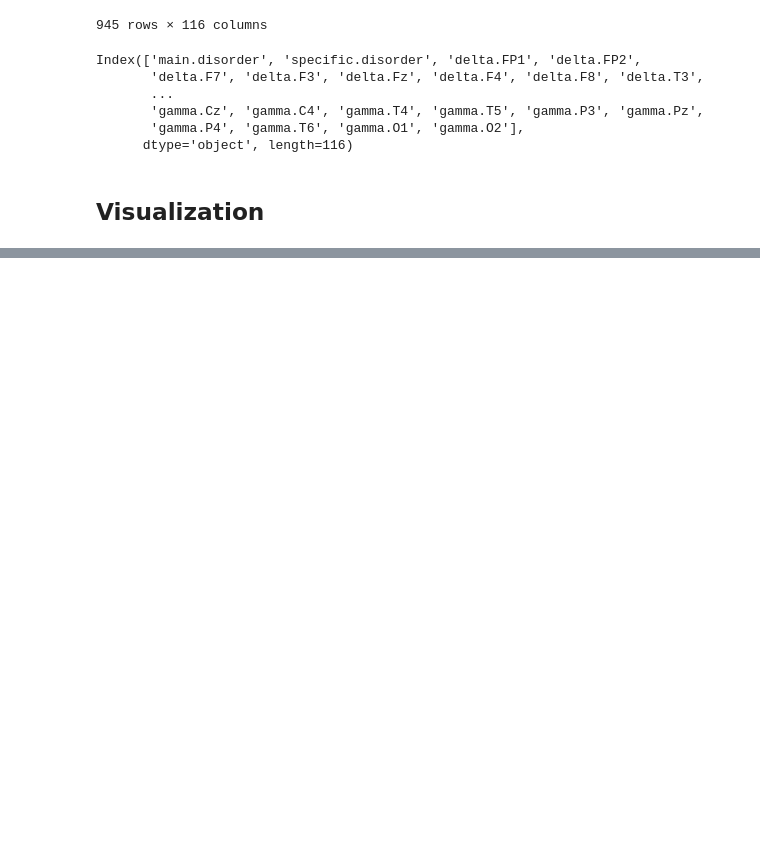
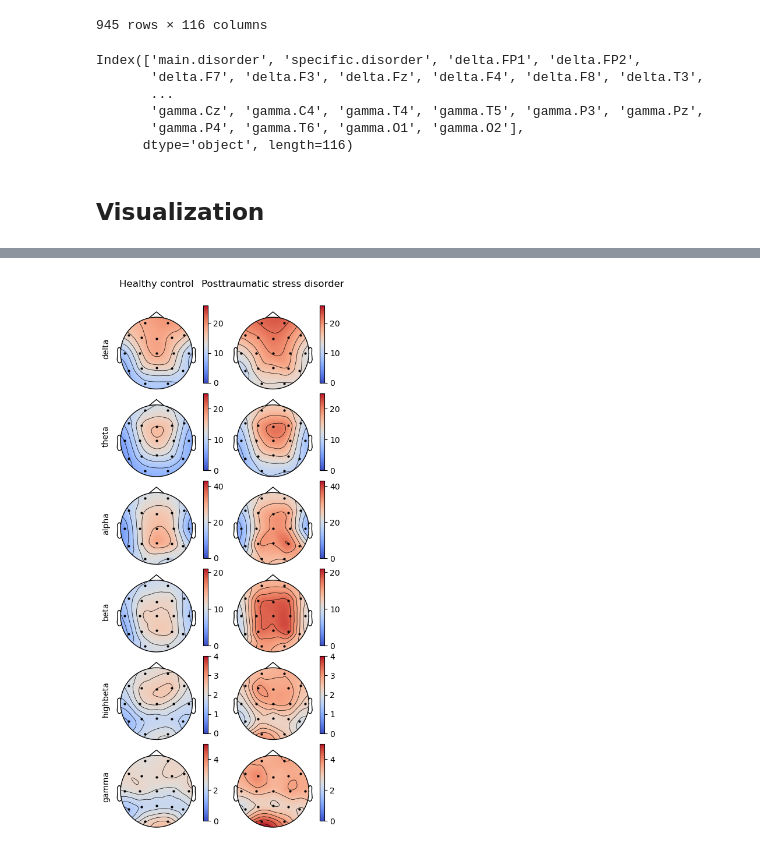
Before and after one commit to twix402/NeuroML, a Jupyter notebook: Codes/NeuroVis.ipynb, the cells around one changed output, grey strips where cells are left out. Drawn from its saved outputs; the diff is of its cells as text; code cells hidden in the pictures; blank space fills up the shorter version.

```diff
--- a/Codes/NeuroVis.ipynb
+++ b/Codes/NeuroVis.ipynb
@@ -218,0 +222,7 @@ plt.show()
+# %%
+conds = ['Healthy control',
+         'Posttraumatic stress disorder']
+plot_eeg_dataset(spec_mean, channels, cmap='coolwarm', conditions_ordered=conds)
+plt.show()c
+# %% [output]
+[figure, added]
```
Also changed, not shown: parts of 8 cells of this notebook, 1 other file.
